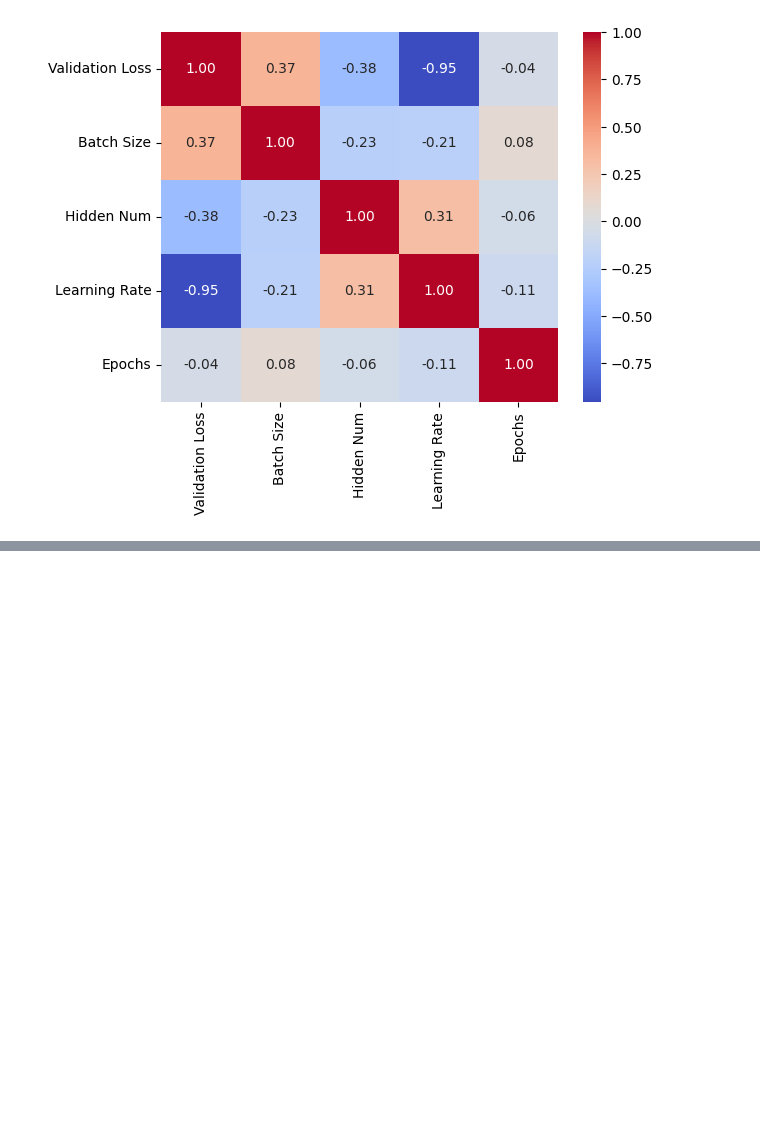
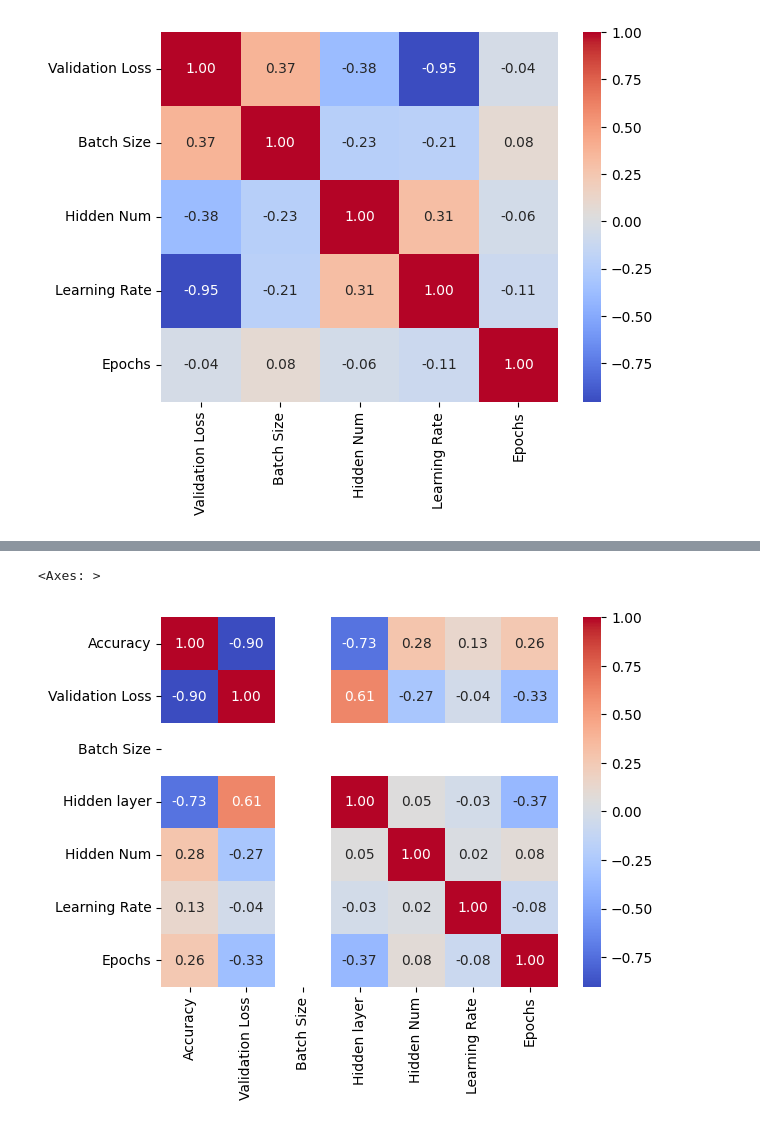
Before and after one commit to adesbx/Introduction-to-deep-learning, a Jupyter notebook: VariableCorrelationAnalysis.ipynb, the cells around one changed output, grey strips where cells are left out. Drawn from its saved outputs; the diff is of its cells as text; code cells hidden in the pictures; blank space fills up the shorter version.

```diff
--- a/VariableCorrelationAnalysis.ipynb
+++ b/VariableCorrelationAnalysis.ipynb
@@ -69,3 +70,6 @@ sns.heatmap(correlation, annot=True, cmap="coolwarm", fmt=".2f")
 # %% [output]
 <Axes: >
 [figure]
+# %%
+df = pd.read_csv("dataMlp.csv")
+df
@@ -71,0 +94,6 @@ sns.heatmap(correlation, annot=True, cmap="coolwarm", fmt=".2f")
+# %%
+correlation = df.corr(method="spearman")
+sns.heatmap(correlation, annot=True, cmap="coolwarm", fmt=".2f")
+# %% [output]
+<Axes: >
+[figure, added]
```
Also changed, not shown: parts of 2 cells of this notebook, 1 other file.
